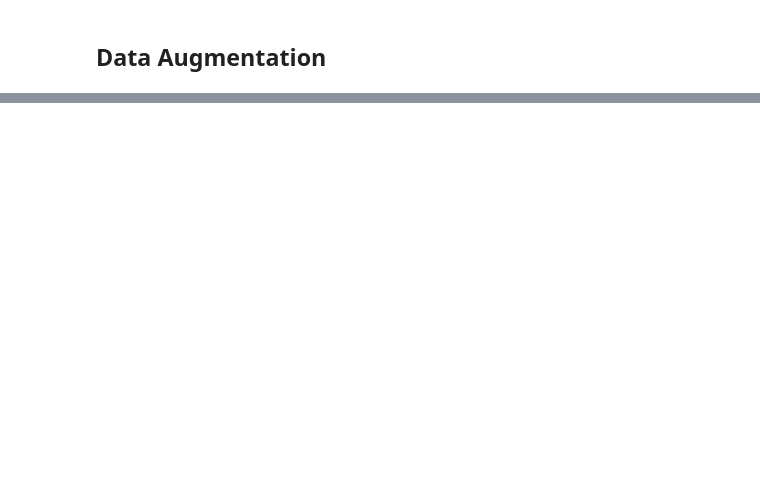
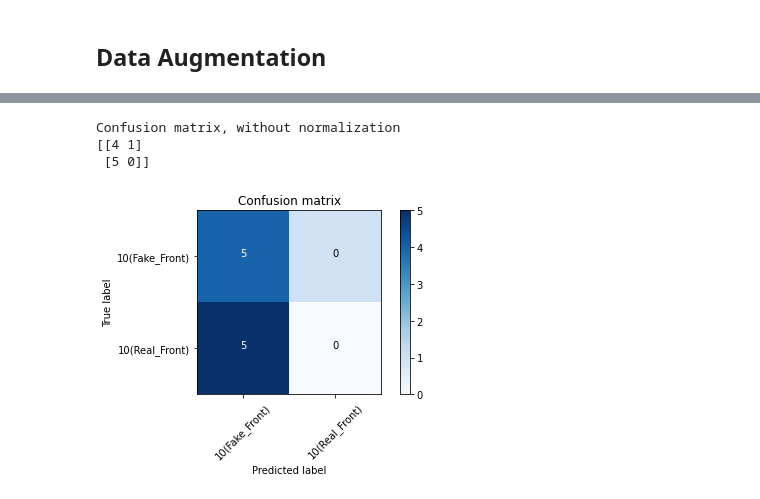
Before and after one commit to lahirudsilva/Counterfeit-Seeker, a Jupyter notebook: counterfeit-banknote-detection.ipynb, the cells around one changed output, grey strips where cells are left out. Cells and saved outputs as stored; diff of their text form; code cells hidden in the pictures; blank space fills up the shorter version.

```diff
--- a/counterfeit-banknote-detection.ipynb
+++ b/counterfeit-banknote-detection.ipynb
@@ -58,0 +222,41 @@ from tensorflow import keras
+# %%
+cm = confusion_matrix(test_labels, np.round(predictions[:,0]))
+# %%
+def plot_confusion_matrix(cm, classes, normalize=False, title= 'Confusion matrix',
+                          cmap = plt.cm.Blues):
+
+    #this function prints and plots the confusion matrix.
+    #Normalization can be applied by setting 'normalize=True'.
+
+    plt.imshow(cm, interpolation='nearest', cmap= cmap)
+    plt.title(title)
+    plt.colorbar()
+    tick_marks = np.arange(len(classes))
+    plt.xticks(tick_marks, classes, rotation=45)
+    plt.yticks(tick_marks, classes)
+
+    if normalize:
+        cm = cm.astype('float')/ cm.sum(axis=1)[:, np.newaxis]
+        print("Normalized confusion matrix")
+    else:
+        print("Confusion matrix, without normalization")
+
+    print(cm)
+
+    thresh = cm.max() / 2,
+    for i, j in itertools.product(range(cm.shape[0]), range(cm.shape[1])):
+        plt.text(j, i, cm[1, j],
+                horizontalalignment="center",
+                color="white" if cm[i,j] > thresh else "black")
+
+    plt.tight_layout()
+    plt.ylabel('True label')
+    plt.xlabel('Predicted label')
+# %%
+cm_plot_labels = ['10(Fake_Front)','10(Real_Front)']
+plot_confusion_matrix(cm, cm_plot_labels, title= 'Confusion matrix')
+# %% [output]
+Confusion matrix, without normalization
+[[4 1]
+ [5 0]]
+[figure, added]
```
Also changed, not shown: parts of 33 cells of this notebook.
